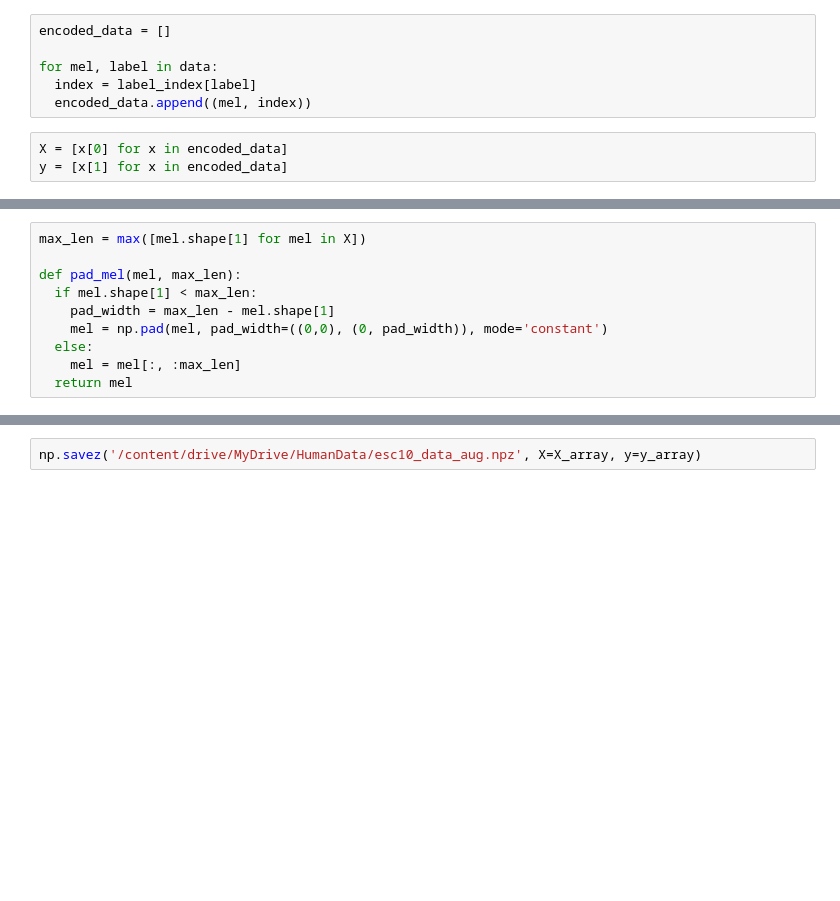
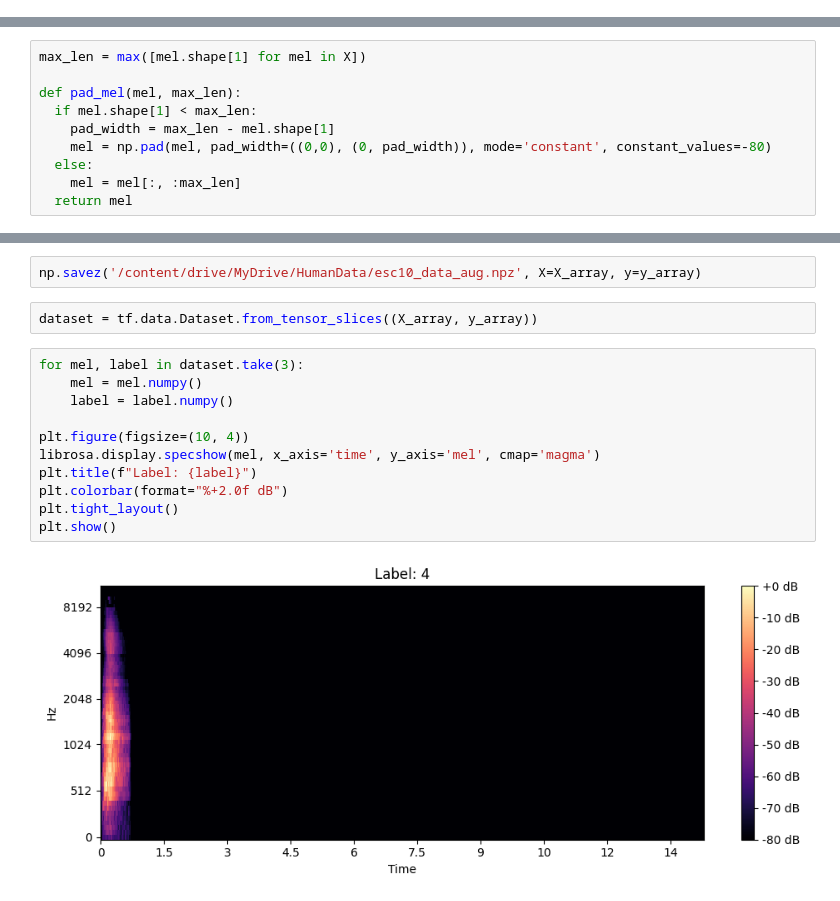
Before and after one commit to unipd-human-data/env-soundnet, a Jupyter notebook: Preprocessing.ipynb, the cells around one changed output, grey strips where cells are left out. Saved outputs shown, nothing was run; the diff lists cells and outputs as text; blank space fills up the shorter version.

```diff
--- a/Preprocessing.ipynb
+++ b/Preprocessing.ipynb
@@ -179,12 +237,3 @@ print(label_index)
-# %%
-encoded_data = []
-
-for mel, label in data:
-  index = label_index[label]
-  encoded_data.append((mel, index))
-# %%
-X = [x[0] for x in encoded_data]
-y = [x[1] for x in encoded_data]
 # %% [markdown]
 I dati sono di lunghezza variabile a causa del trimming del silenzio --> devo uniformare la dimensione degli input per poterli elaborare in batch di modelli di dl. La possibile strategia potrebbe essere: padding
 # %%
@@ -193,7 +242,7 @@ max_len = max([mel.shape[1] for mel in X])
 def pad_mel(mel, max_len):
   if mel.shape[1] < max_len:
     pad_width = max_len - mel.shape[1]
-    mel = np.pad(mel, pad_width=((0,0), (0, pad_width)), mode='constant')
+    mel = np.pad(mel, pad_width=((0,0), (0, pad_width)), mode='constant', constant_values=-80)
   else:
     mel = mel[:, :max_len]
   return mel
@@ -206,3 +255,18 @@ y_array = np.array(y)
 Salvataggio dei due array su '/content/drive/MyDrive/HumanData/esc10_data.npz'
 # %%
 np.savez('/content/drive/MyDrive/HumanData/esc10_data_aug.npz', X=X_array, y=y_array)
+# %%
+dataset = tf.data.Dataset.from_tensor_slices((X_array, y_array))
+# %%
+for mel, label in dataset.take(3):
+    mel = mel.numpy()
+    label = label.numpy()
+
+plt.figure(figsize=(10, 4))
+librosa.display.specshow(mel, x_axis='time', y_axis='mel', cmap='magma')
+plt.title(f"Label: {label}")
+plt.colorbar(format="%+2.0f dB")
+plt.tight_layout()
+plt.show()
+# %% [output]
+[figure, added]
```
Also changed, not shown: parts of 20 cells of this notebook.
